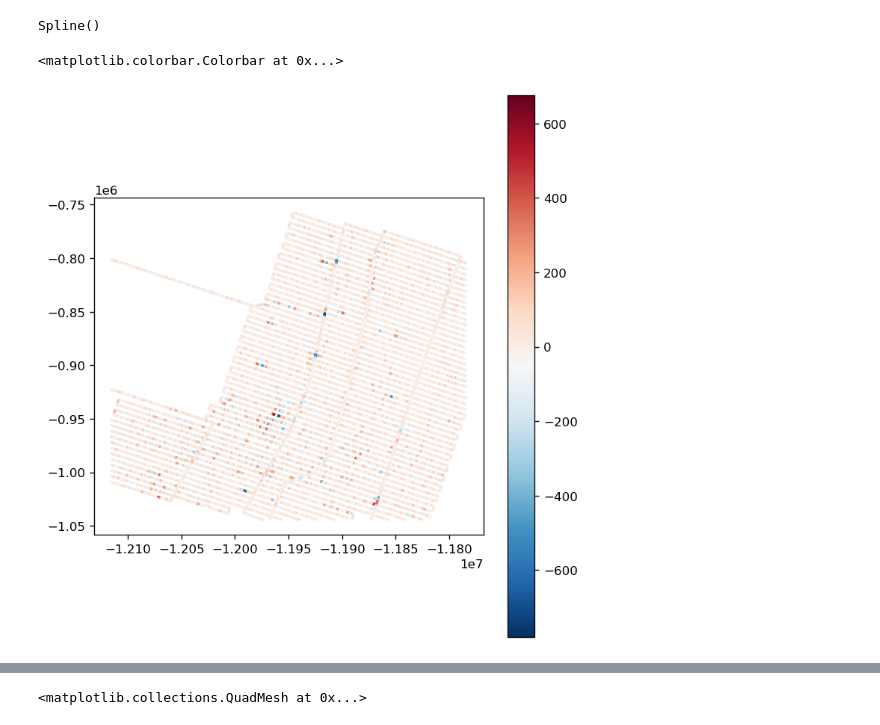
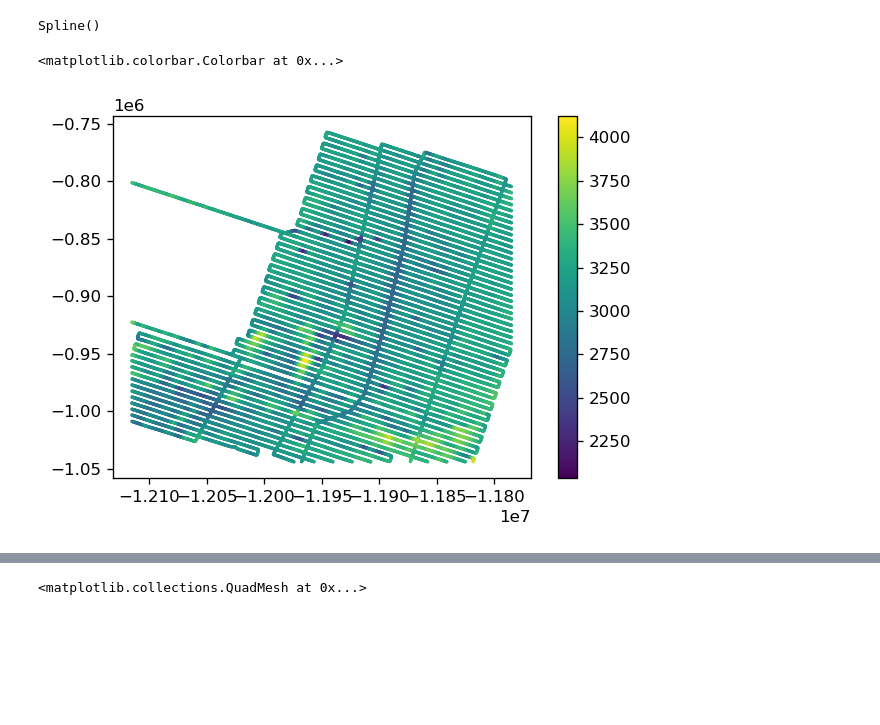
Before and after one commit to fatiando/transform2020, a Jupyter notebook: tutorial.ipynb, the cells around one changed output, grey strips where cells are left out. Drawn from its saved outputs; the diff is of its cells as text; code cells hidden in the pictures; blank space fills up the shorter version.

```diff
--- a/tutorial.ipynb
+++ b/tutorial.ipynb
@@ -60,7 +60,7 @@ plt.rcParams["figure.dpi"] = 120
 # %%
 fname = pooch.retrieve(
     "https://raw.githubusercontent.com/fatiando/transform2020/master/data/ew9105.m77t",
-    known_hash=None,
+    known_hash="md5:27a0f501251b9dd5a1413722e1c406ea",
 )
 # %%
 data = pd.read_csv(fname, sep="\t")
@@ -87,7 +87,8 @@ plt.colorbar()
 <matplotlib.colorbar.Colorbar at 0x...>
 [figure]
 # %%
-data = data[vd.inside((data.LON, data.LAT), [-110, -107, -9.5, -5])].dropna(subset=["CORR_DEPTH"])
+data = data[vd.inside((data.LON, data.LAT), [-110, -107, -9.5, -5])]
+data = data.dropna(subset=["CORR_DEPTH"])
 data
 # %% [output]
 |  | SURVEY_ID | TIMEZONE | DATE | TIME | LAT | LON | POS_TYPE | NAV_QUALCO | BAT_TTIME | CORR_DEPTH | ... |
@@ -128,0 +134,4 @@ plt.colorbar()
+# %%
+trend = vd.Trend(degree=3)
+# %%
+trend.fit(coordinates, data.CORR_DEPTH)
@@ -164,8 +197,8 @@ residuals = data.CORR_DEPTH - predicted
 # %%
-plt.figure(figsize=(7, 8))
-plt.scatter(coordinates[0], coordinates[1], c=residuals, s=1, cmap="RdBu_r")
+plt.figure()
+plt.scatter(coordinates[0], coordinates[1], c=predicted, s=1)
 plt.axis("scaled")
 plt.colorbar()
 # %% [output]
 <matplotlib.colorbar.Colorbar at 0x...>
-[figure, old version]
+[figure, new version]
```
Also changed, not shown: parts of 41 cells of this notebook.
